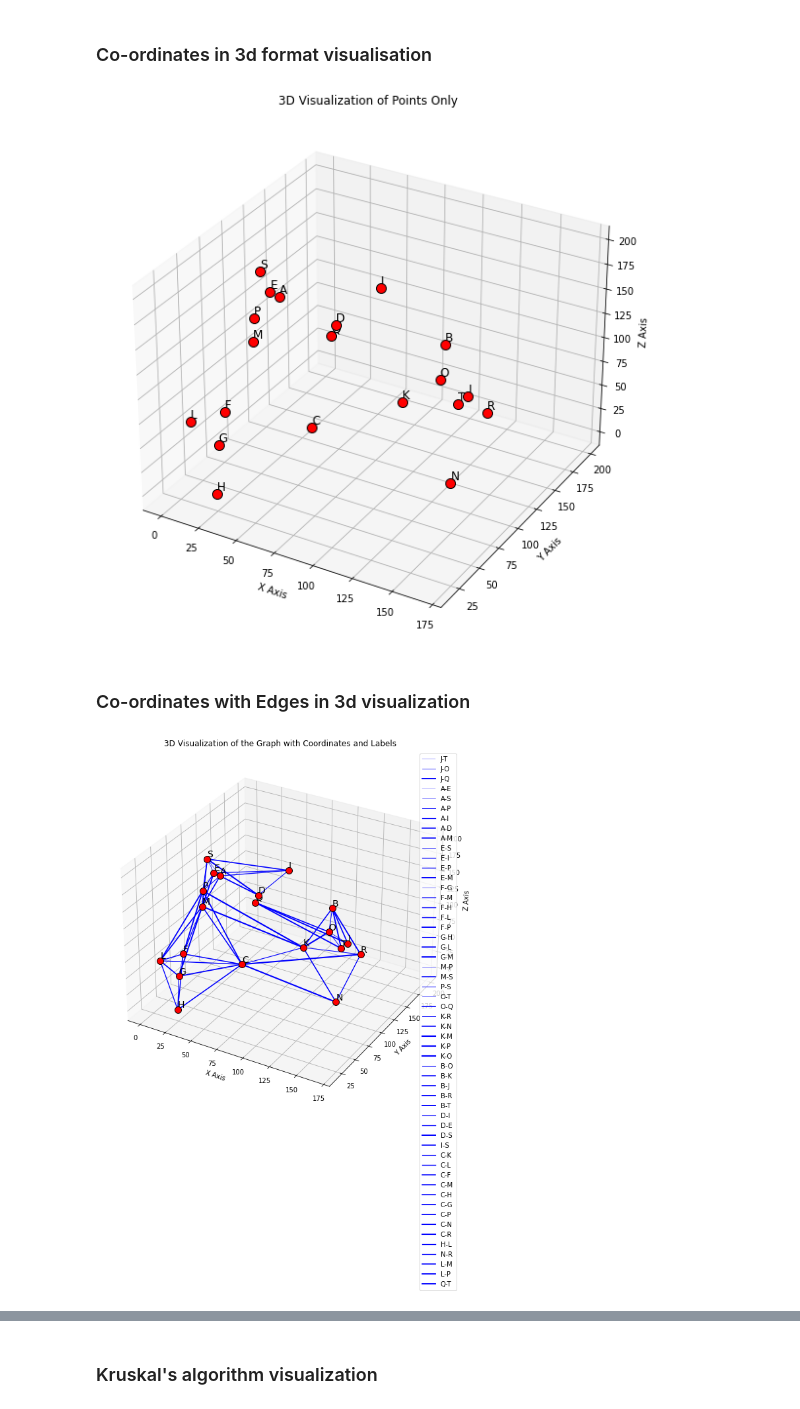
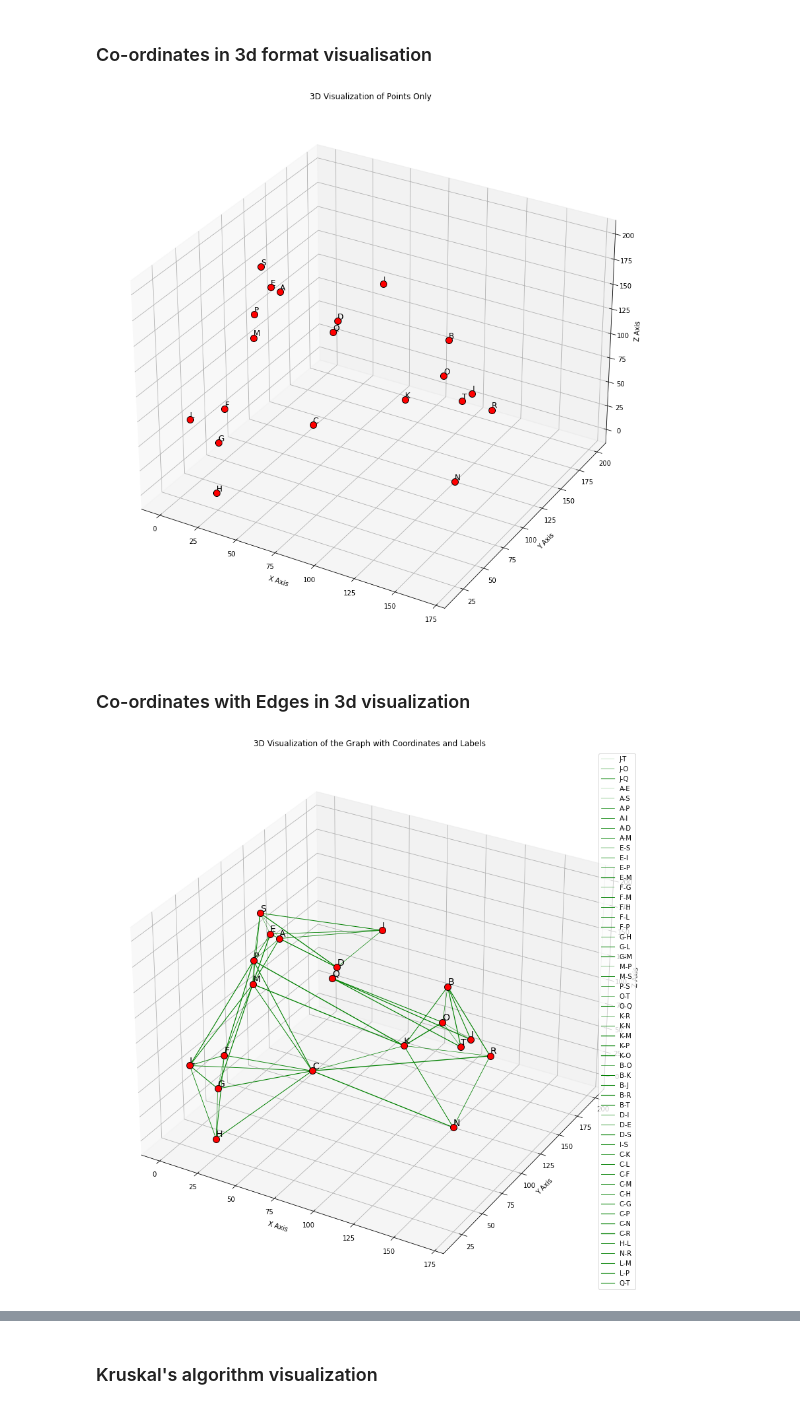
Before and after one commit to ayaan278/Algorithm, a Jupyter notebook: Graphs.ipynb, the cells around one changed output, grey strips where cells are left out. Cells and saved outputs as stored; diff of their text form; code cells hidden in the pictures.

```diff
--- a/Graphs.ipynb
+++ b/Graphs.ipynb
@@ -69,7 +69,7 @@ coordinates = read_coordinates(coordinates_file)
 # %% [markdown]
 ### Co-ordinates in 3d format visualisation
 # %%
-# Create a graph without edges
+# Create a graph
 G = nx.Graph()
 
 # Add nodes to the graph
@@ -80,7 +80,7 @@ for node, (x, y, z) in coordinates.items():
 pos = nx.get_node_attributes(G, 'pos')
 
 # Draw the graph with points
-fig = plt.figure(figsize=(12, 10))
+fig = plt.figure(figsize=(15, 15))
 ax = fig.add_subplot(111, projection='3d')
 
 # Draw larger nodes with labels
@@ -95,41 +95,41 @@ ax.set_zlabel('Z Axis')
 plt.title('3D Visualization of Points Only')
 plt.show()
 # %% [output]
-[figure, old version]
+[figure, new version]
 # %% [markdown]
 ### Co-ordinates with Edges in 3d visualization
 # %%
 # Create a directed graph
 G = nx.DiGraph()
 
 # Add edges to the graph
 for edge in edges:
     G.add_edge(edge[0], edge[1], weight=float(edge[2]))
 
 # Extract coordinates
 coords = {node: coordinates[node] for node in G.nodes}
 
 # Draw the graph
-fig = plt.figure(figsize=(12, 10))
+fig = plt.figure(figsize=(15, 15))
 ax = fig.add_subplot(111, projection='3d')
 
 for edge in G.edges(data=True):
     start, end, weight = edge
     x, y, z = zip(*[coords[start], coords[end]])
-    ax.plot(x, y, z, label=f'{start}-{end}', linewidth=weight['weight'] / 50, color='blue')
+    ax.plot(x, y, z, label=f'{start}-{end}', linewidth=weight['weight'] / 80, color='green')
 
 # Draw larger nodes with labels
 for node, (x, y, z) in coords.items():
     ax.scatter(x, y, z, s=100, color='red', edgecolors='black', alpha=1)
     ax.text(x, y, z, node, fontsize=14, ha='left', va='bottom')
 
 ax.set_xlabel('X Axis')
 ax.set_ylabel('Y Axis')
 ax.set_zlabel('Z Axis')
 
 plt.legend()
 plt.title('3D Visualization of the Graph with Coordinates and Labels')
 plt.show()
 # %% [output]
-[figure, old version]
+[figure, new version]
 # %% [markdown]
```
Also changed, not shown: parts of 1 cell of this notebook, 2 other files.
